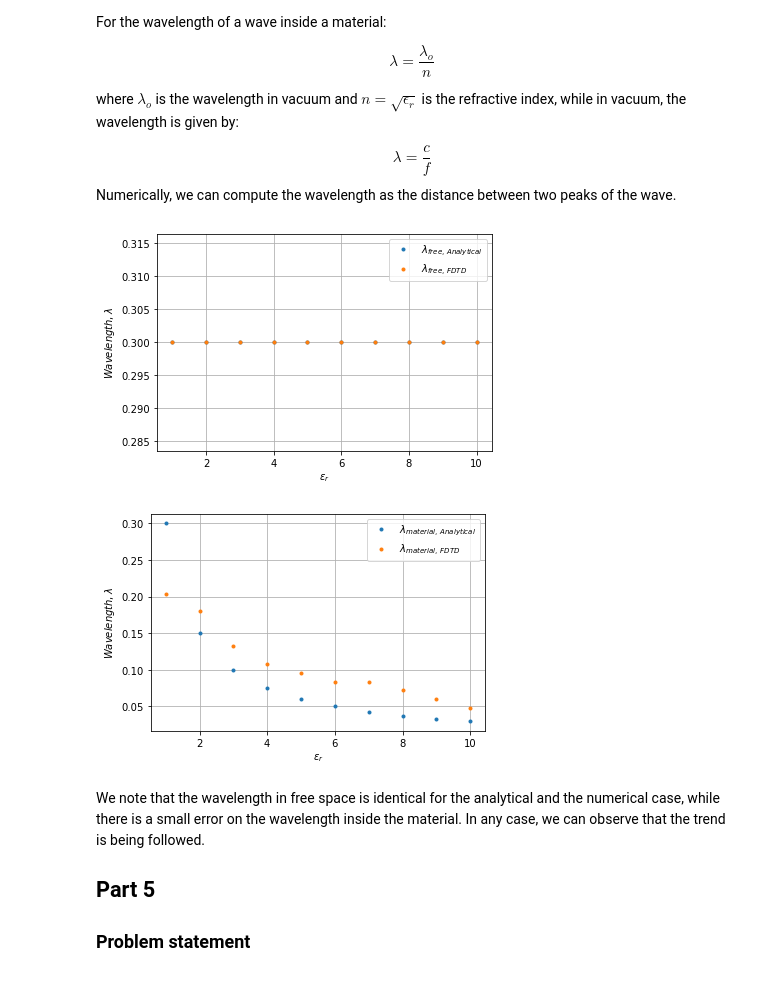
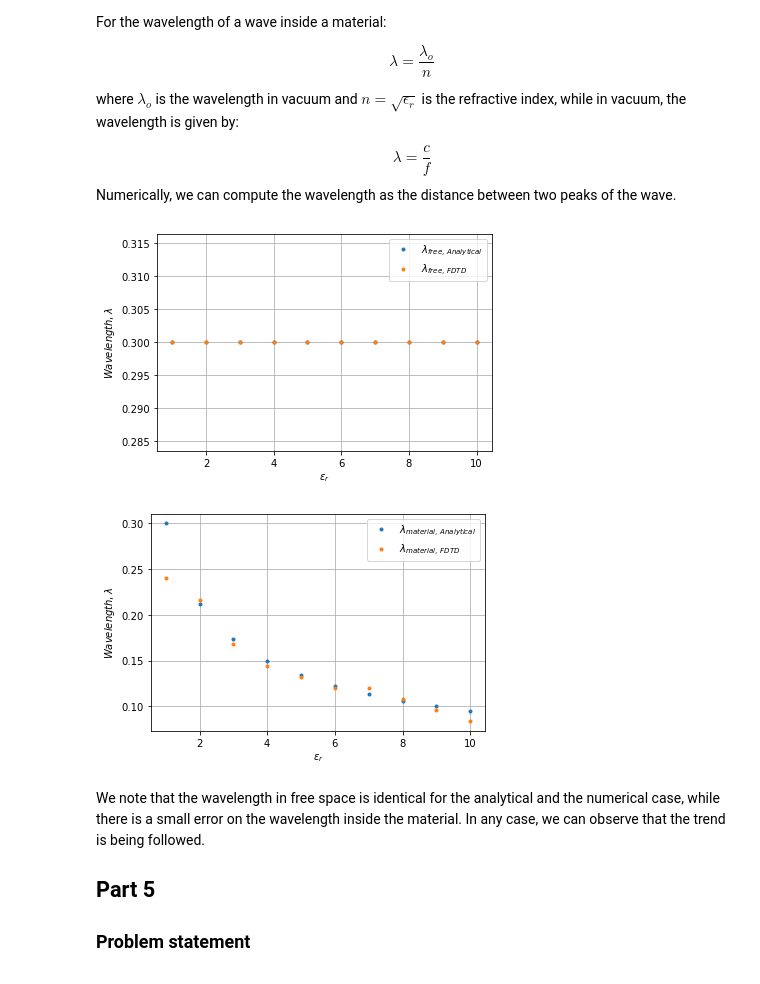
Before and after one commit to aretselis/msc-computational-physics, a Jupyter notebook: Courses/Computational Electromagnetism and Applications (ΥΦΥ203)/Problem Sets/set_3/retselis_set3.ipynb, the cells around one changed output. Drawn from its saved outputs; the diff is of its cells as text; code cells hidden in the pictures.

```diff
--- a/Courses/Computational Electromagnetism and Applications (ΥΦΥ203)/Problem Sets/set_3/retselis_set3.ipynb
+++ b/Courses/Computational Electromagnetism and Applications (ΥΦΥ203)/Problem Sets/set_3/retselis_set3.ipynb
@@ -465,53 +470,53 @@ def reclected_electric_field_calculator(epsilon_r):
     if epsilon_r ==1:
         index = np.argmax(Ez_recording[0:350, 295])
         index_2 = np.argmax(Ez_recording[index,275:285])
-        lam_mat_num = (295-278-index_2)*dx
+        lam_mat_num = (295-275-index_2)*dx
     elif epsilon_r < 6:
         index = np.argmax(Ez_recording[0:350, 295])
         index_2 = np.argmax(Ez_recording[index,275:285])
-        lam_mat_num = (295-275-index_2-3)*dx
+        lam_mat_num = (295-275-index_2)*dx
     elif epsilon_r < 10:
         index = np.argmax(Ez_recording[0:350, 295])
         index_2 = np.argmax(Ez_recording[index,280:290])
-        lam_mat_num = (295-280-index_2-3)*dx
+        lam_mat_num = (295-280-index_2)*dx
     else:
         index = np.argmax(Ez_recording[0:350, 295])
         index_2 = np.argmax(Ez_recording[index,285:290])
-        lam_mat_num = (295-285-index_2-3)*(dx)
+        lam_mat_num = (295-285-index_2)*(dx)
     return lambda_source, lam_vac_num, lam_mat_num
 
 
 e_r_values = np.array([1, 2, 3, 4, 5, 6, 7, 8, 9, 10])
 lambda_vac_analytical = np.zeros(10)
 lambda_vac_numerical = np.zeros(10)
 lambda_mat_analytical = np.zeros(10)
 lambda_mat_numerical = np.zeros(10)
 
 for i in range(0, 10):
     current_e_r = e_r_values[i]
     lambda_vac_analytical[i], lambda_vac_numerical[i], lambda_mat_numerical[i] = reclected_electric_field_calculator(current_e_r)
-    lambda_mat_analytical[i] = lambda_vac_analytical[i]/current_e_r
+    lambda_mat_analytical[i] = lambda_vac_analytical[i]/np.sqrt(current_e_r)
 
 plt.figure()
 plt.plot(e_r_values, lambda_vac_analytical, '.', label=r'$\lambda_{free,\:Analytical}$')
 plt.plot(e_r_values, lambda_vac_numerical, '.', label=r'$\lambda_{free,\:FDTD}$')
 plt.grid()
 plt.legend()
 plt.xlabel(r'$\epsilon_{r}$')
 plt.ylabel(r'$Wave length, \lambda$')
 plt.show()
 
 plt.figure()
 plt.plot(e_r_values, lambda_mat_analytical, '.', label=r'$\lambda_{material,\:Analytical}$')
 plt.plot(e_r_values, lambda_mat_numerical, '.', label=r'$\lambda_{material,\:FDTD}$')
 plt.grid()
 plt.legend()
 plt.xlabel(r'$\epsilon_{r}$')
 plt.ylabel(r'$Wave length, \lambda$')
 plt.show()
 # %% [output]
 [figure]
-[figure, old version]
+[figure, new version]
 # %% [markdown]
 We note that the wavelength in free space is identical for the analytical and the numerical case, while there is a small error on the wavelength inside the material. In any case, we can observe that the trend is being followed.
 
```
Also changed, not shown: parts of 3 cells of this notebook.
